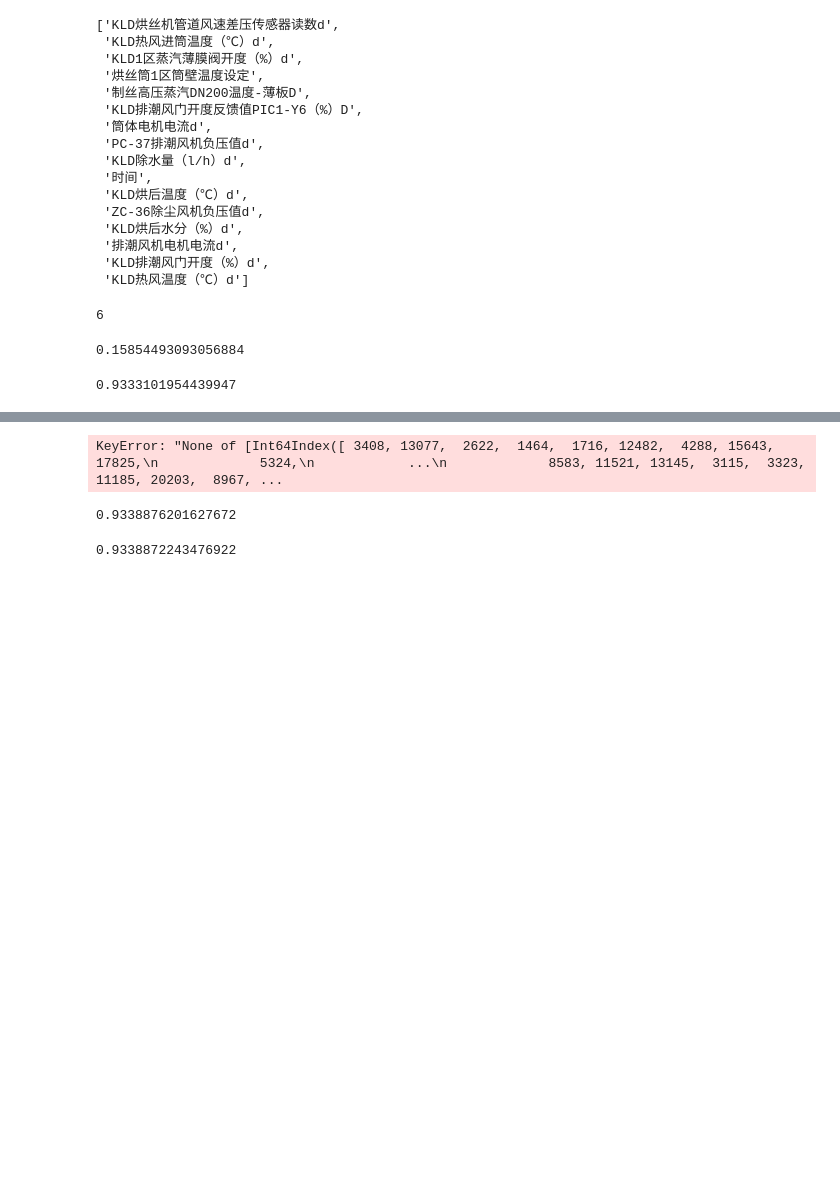
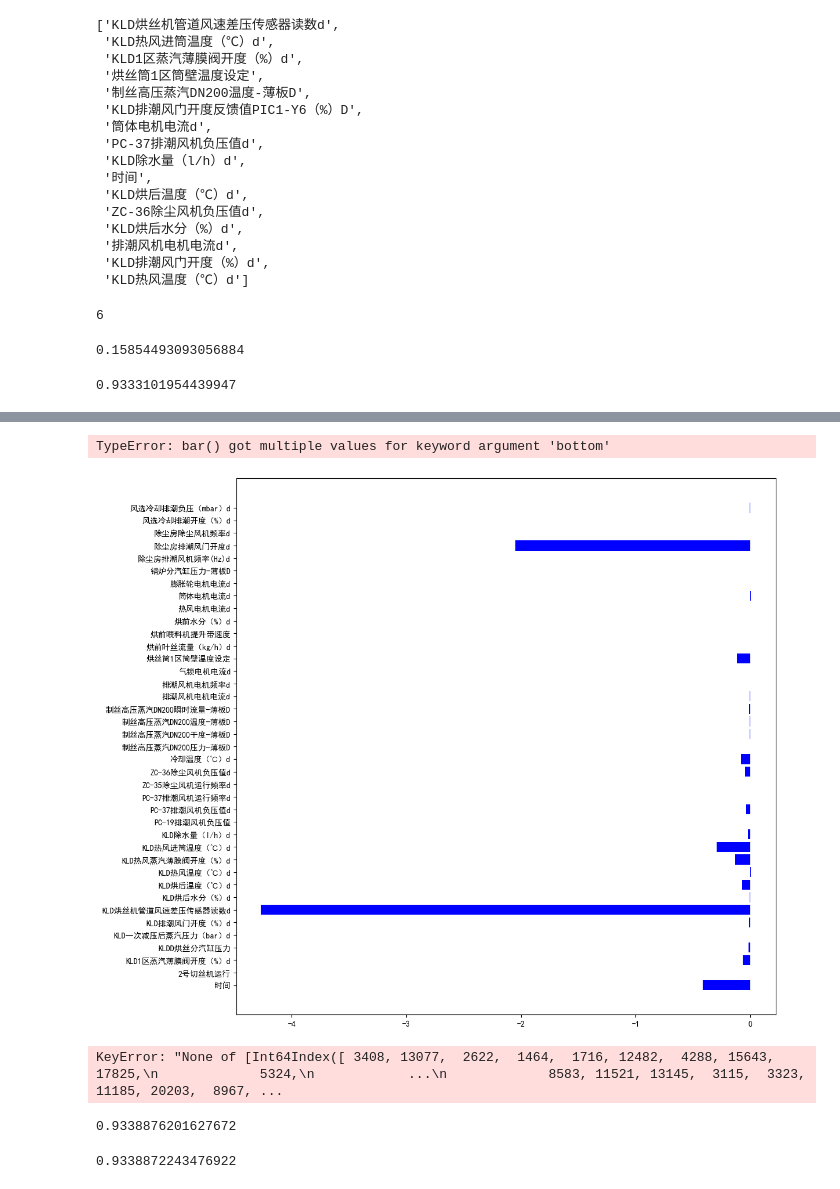
Before and after one commit to fallingjumping/china_Tabacco, a Jupyter notebook: 3.ipynb, the cells around one changed output, grey strips where cells are left out. Cells and saved outputs as stored; diff of their text form; code cells hidden in the pictures; blank space fills up the shorter version.

```diff
--- a/3.ipynb
+++ b/3.ipynb
@@ -380,3 +379,12 @@ plt.bar(x_data, y_r2[0], label = 'mae')
+# %%
+plt.figure(figsize=(12,12))
+plt.barh(names, mean_absolute_error_scores,lw=0.01,fc='b',label = 'mae')
+plt.barh(names, r2_score_scores,fc='g', label ='r2',bottom=mean_absolute_error_scores)
+plt.barh(names, mean_squared_error_scores, fc='r',label ='mse',bottom=r2_score_scores)
+plt.legend()
+# %% [output]
+TypeError: bar() got multiple values for keyword argument 'bottom'
+[figure, added]
 # %%
 (0.0, '风选冷却排潮开度（%）d'), (0.0, '除尘房除尘风机频率d'), (0.0, '除尘房排潮风机频率(Hz)d'), (-0.0, '锅炉分汽缸压力-薄板D'), (0.0, '排潮风机电机频率d'),
 (0.0, 'ZC-35除尘风机运行频率d'), (0.0, 'PC-37排潮风机运行频率d'), (-0.0, 'PC-19排潮风机负压值'), (0.0, '2号切丝机运行'),
```
Also changed, not shown: parts of 7 cells of this notebook, 2 other files.
